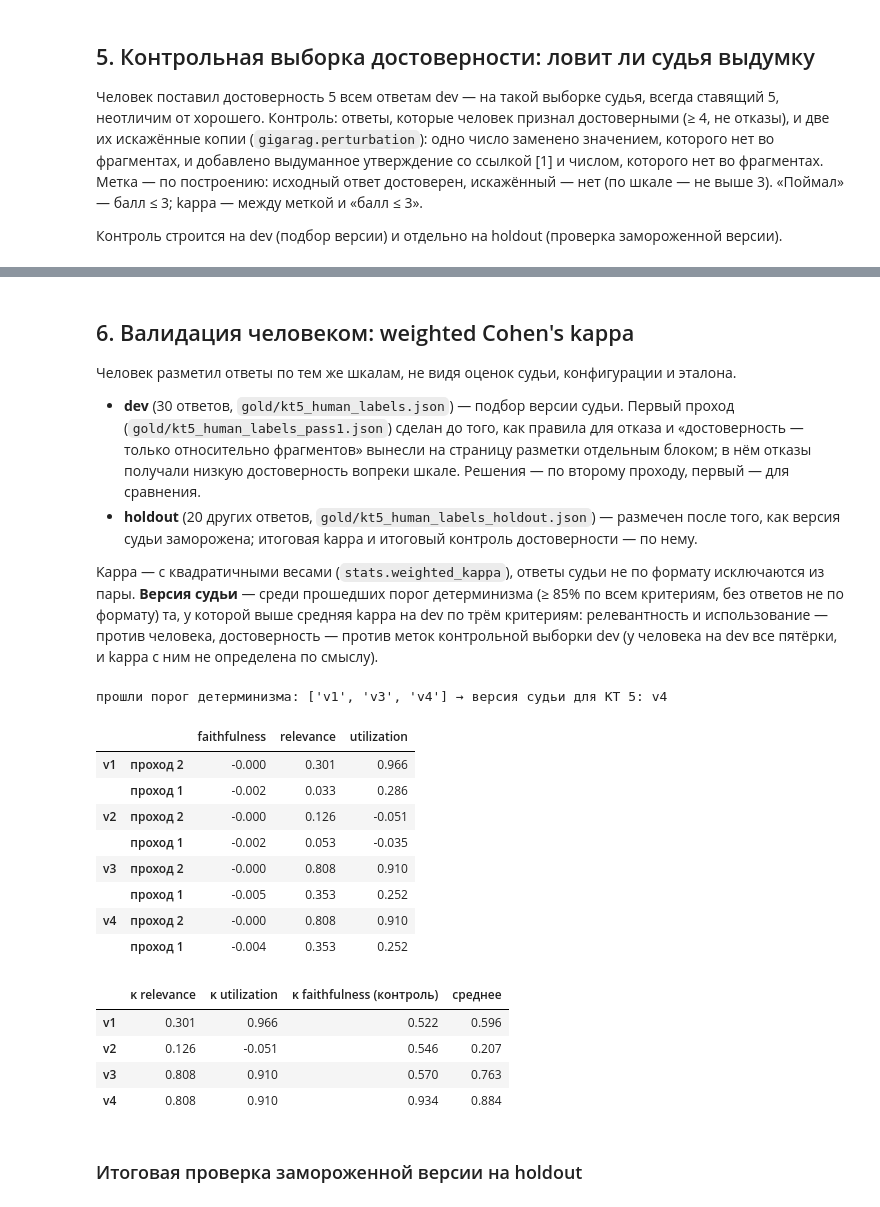
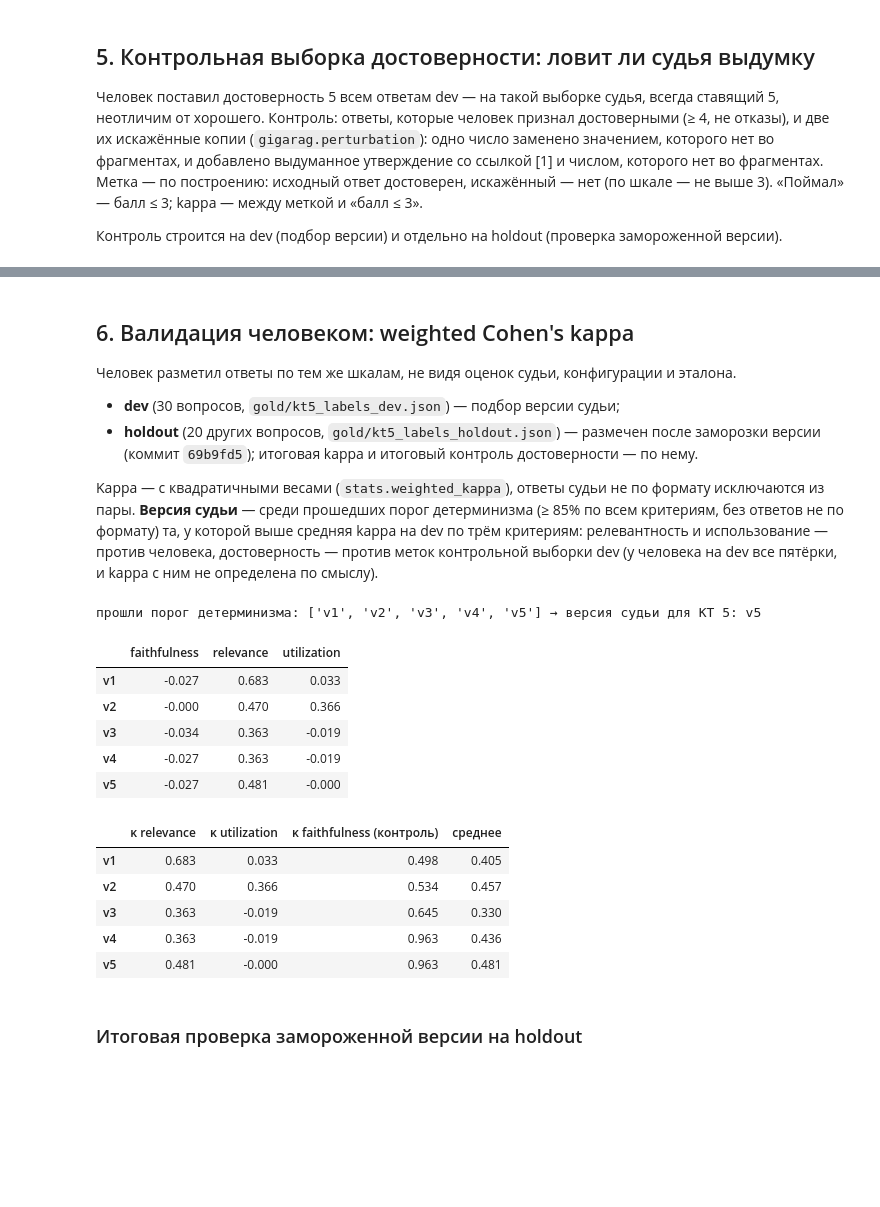
Before and after one commit to dftpnd/gigaschool-rag, a Jupyter notebook: notebooks/kt5_generation.ipynb, the cells around one changed output, grey strips where cells are left out. Saved outputs shown, nothing was run; the diff lists cells and outputs as text; code cells hidden in the pictures; blank space fills up the shorter version.

```diff
--- a/notebooks/kt5_generation.ipynb
+++ b/notebooks/kt5_generation.ipynb
@@ -80,7 +84,7 @@ BASELINE, BEST = "baseline retrieval", "best retrieval"
 LLM_POOL = 20
 pipelines = {BASELINE: Pipeline(retriever, encode_queries),
              BEST: Pipeline(retriever, encode_queries,
-                            rerank=ListwiseLlmReranker(chat, passages, LLM_POOL, GRADES_PROMPT))}
+                            rerank=ListwiseLlmReranker(rerank_chat, passages, LLM_POOL, GRADES_PROMPT))}
 traces = {name: run_all(p, gold_queries, patch_masks) for name, p in pipelines.items()}
 contexts = {name: {qid: [doc for doc, _ in t.ranking[:generation.CONTEXT_K]] for qid, t in runs.items()}
             for name, runs in traces.items()}
@@ -153,7 +162,14 @@ answer_table = pd.DataFrame([{"config": name, "qid": qid, "qtype": by_qid[qid].q
 # %%
-DEV_SIZE, HOLDOUT_SIZE = 30, 20
-annotation_keys = random.Random(42).sample(sorted(answer_keys), DEV_SIZE)
-holdout_keys = random.Random(42).sample(sorted(set(answer_keys) - set(annotation_keys)), HOLDOUT_SIZE)
+HOLDOUT_SIZE = 20
+previous_dev = annotation.read_labels(ROOT / "gold" / "kt5_human_labels_pass1.json")  # dev прошлого прогона
+tuned_qids = {label_id.split("|")[1] for label_id in previous_dev}
+qids = sorted(gold_queries)
+holdout_qids = sorted(random.Random(42).sample(sorted(set(qids) - tuned_qids), HOLDOUT_SIZE))
+dev_qids = sorted(set(qids) - set(holdout_qids))
+config_rng = random.Random(42)
+config_of = {qid: config_rng.choice((BASELINE, BEST)) for qid in qids}
+annotation_keys = [(config_of[qid], qid) for qid in dev_qids]
+holdout_keys = [(config_of[qid], qid) for qid in holdout_qids]
 
 
 def annotation_record(key: tuple[str, str]) -> dict:
@@ -163,7 +179,9 @@ def annotation_record(key: tuple[str, str]) -> dict:
 
 annotation_records = [annotation_record(key) for key in annotation_keys]
 holdout_records = [annotation_record(key) for key in holdout_keys]
-# в data/, а не в gold/: в выборках тексты чанков корпуса; в git — только оценки по id ответа
+assert not ({annotation.content_digest(r) for r in annotation_records}
+            & {annotation.content_digest(r) for r in holdout_records}), "одинаковое содержимое в dev и holdout"
+# в data/, а не в gold/: в выборках тексты чанков корпуса; в git — только оценки по id ответа и хэшу
 annotation.write_sample(DATA / "kt5" / "annotation_dev.json", annotation_records)
 annotation.write_sample(DATA / "kt5" / "annotation_holdout.json", holdout_records)
 pd.DataFrame({"dev": pd.Series([k[0] for k in annotation_keys]).value_counts(),
@@ -258,11 +280,13 @@ v4                   0          1            3
 
 Контроль строится на dev (подбор версии) и отдельно на holdout (проверка замороженной версии).
 # %%
-human = annotation.read_labels(ROOT / "gold" / "kt5_human_labels.json")
-human_pass1 = annotation.read_labels(ROOT / "gold" / "kt5_human_labels_pass1.json")
-human_holdout = annotation.read_labels(ROOT / "gold" / "kt5_human_labels_holdout.json")
-assert all(annotation.is_complete(human, r["id"]) for r in annotation_records), "разметка dev неполная"
-assert all(annotation.is_complete(human_holdout, r["id"]) for r in holdout_records), "разметка holdout неполная"
+# только оценки, сделанные для текущего содержимого ответа (хэш совпадает); неполная разметка останавливает расчёт
+human = annotation.valid_labels(annotation.read_labels(ROOT / "gold" / "kt5_labels_dev.json"), annotation_records)
+human_holdout = annotation.valid_labels(annotation.read_labels(ROOT / "gold" / "kt5_labels_holdout.json"),
+                                        holdout_records)
+for name, labels, records in (("dev", human, annotation_records), ("holdout", human_holdout, holdout_records)):
+    missing = [r["id"] for r in records if set(labels.get(r["id"], {})) != set(judge.CRITERIA)]
+    assert not missing, f"разметка {name} неполная или сделана для другого текста: {missing}"
 ORIGINAL, SWAPPED, CLAIMED = "исходный", "число заменено", "добавлен факт"
 
 
@@ -271,7 +295,7 @@ def control_cases(keys, labels) -> dict:
     rng = random.Random(42)
     cases = {}
     for key in keys:
-        if is_abstention(answers[key]) or labels[f"{key[0]}|{key[1]}"]["faithfulness"] < 4:
+        if is_abstention(answers[key]) or labels[f"{key[0]}|{key[1]}"]["faithfulness"] < judge.FAITHFUL_MIN:
             continue
         variants = {ORIGINAL: answers[key], SWAPPED: perturbation.swap_value(answers[key], context_of(key), rng),
                     CLAIMED: perturbation.add_invented_claim(answers[key], context_of(key), rng)}
@@ -310,12 +335,9 @@ pd.DataFrame({f"v{v}": control_summary(control_dev, control_dev_scores[v]) for v
 
 Человек разметил ответы по тем же шкалам, не видя оценок судьи, конфигурации и эталона.
 
-- **dev** (30 ответов, `gold/kt5_human_labels.json`) — подбор версии судьи. Первый проход
-  (`gold/kt5_human_labels_pass1.json`) сделан до того, как правила для отказа и «достоверность — только
-  относительно фрагментов» вынесли на страницу разметки отдельным блоком; в нём отказы получали низкую
-  достоверность вопреки шкале. Решения — по второму проходу, первый — для сравнения.
-- **holdout** (20 других ответов, `gold/kt5_human_labels_holdout.json`) — размечен после того, как версия судьи
-  заморожена; итоговая kappa и итоговый контроль достоверности — по нему.
+- **dev** (30 вопросов, `gold/kt5_labels_dev.json`) — подбор версии судьи;
+- **holdout** (20 других вопросов, `gold/kt5_labels_holdout.json`) — размечен после заморозки версии (коммит
+  `69b9fd5`); итоговая kappa и итоговый контроль достоверности — по нему.
 
 Kappa — с квадратичными весами (`stats.weighted_kappa`), ответы судьи не по формату исключаются из пары.
 **Версия судьи** — среди прошедших порог детерминизма (≥ 85% по всем критериям, без ответов не по формату)
@@ -325,50 +347,47 @@ Kappa — с квадратичными весами (`stats.weighted_kappa`),
 # %%
 def kappa(verdicts, labels, criterion: str, keys) -> float:
     pairs = [(verdicts[(criterion, key)].score, labels[f"{key[0]}|{key[1]}"][criterion]) for key in keys]
     pairs = [(j, h) for j, h in pairs if j is not None]
     return weighted_kappa([j for j, _ in pairs], [h for _, h in pairs], judge.SCORES)
 
 
 def closeness(verdicts, labels, keys, tolerance: int) -> dict[str, float]:
     """Доля ответов, где судья и человек разошлись не больше чем на `tolerance` баллов, % (по критериям)."""
     def share(criterion: str) -> float:
         pairs = [(verdicts[(criterion, key)].score, labels[f"{key[0]}|{key[1]}"][criterion]) for key in keys]
         pairs = [(j, h) for j, h in pairs if j is not None]
         return 100 * within_tolerance([j for j, _ in pairs], [h for _, h in pairs], tolerance)
     return {c: share(c) for c in judge.CRITERIA}
 
 
-kappas = pd.DataFrame({(f"v{version}", source): {c: kappa(first, labels, c, annotation_keys) for c in judge.CRITERIA}
-                       for version, (first, _) in runs.items()
-                       for source, labels in (("проход 2", human), ("проход 1", human_pass1))}).T
-selection = pd.DataFrame({f"v{v}": {"κ relevance": kappas.loc[(f"v{v}", "проход 2"), "relevance"],
-                                    "κ utilization": kappas.loc[(f"v{v}", "проход 2"), "utilization"],
+kappas = pd.DataFrame({f"v{version}": {c: kappa(first, human, c, annotation_keys) for c in judge.CRITERIA}
+                       for version, (first, _) in runs.items()}).T
+selection = pd.DataFrame({f"v{v}": {"κ relevance": kappas.loc[f"v{v}", "relevance"],
+                                    "κ utilization": kappas.loc[f"v{v}", "utilization"],
                                     "κ faithfulness (контроль)": control_summary(
                                         control_dev, control_dev_scores[v])["κ (метка, балл ≤ 3)"]}
                           for v in judge.PROMPTS}).T
 selection["среднее"] = selection.mean(axis=1)
 stable = [v for v in judge.PROMPTS if determinism.loc[f"v{v}", list(judge.CRITERIA)].min() >= 85
           and determinism.loc[f"v{v}", "ответов не по формату"] == 0]
 JUDGE_VERSION = max(stable, key=lambda v: selection.loc[f"v{v}", "среднее"])
 print("прошли порог детерминизма:", [f"v{v}" for v in stable], "→ версия судьи для КТ 5:", f"v{JUDGE_VERSION}")
 display(kappas.round(3))
 selection.round(3)
 # %% [output]
-прошли порог детерминизма: ['v1', 'v3', 'v4'] → версия судьи для КТ 5: v4
+прошли порог детерминизма: ['v1', 'v2', 'v3', 'v4', 'v5'] → версия судьи для КТ 5: v5
-|  |  | faithfulness | relevance | utilization |
-| v1 | проход 2 | -0.000 | 0.301 | 0.966 |
-|  | проход 1 | -0.002 | 0.033 | 0.286 |
-| v2 | проход 2 | -0.000 | 0.126 | -0.051 |
-|  | проход 1 | -0.002 | 0.053 | -0.035 |
-| v3 | проход 2 | -0.000 | 0.808 | 0.910 |
-|  | проход 1 | -0.005 | 0.353 | 0.252 |
-| v4 | проход 2 | -0.000 | 0.808 | 0.910 |
-|  | проход 1 | -0.004 | 0.353 | 0.252 |
+|  | faithfulness | relevance | utilization |
+| v1 | -0.027 | 0.683 | 0.033 |
+| v2 | -0.000 | 0.470 | 0.366 |
+| v3 | -0.034 | 0.363 | -0.019 |
+| v4 | -0.027 | 0.363 | -0.019 |
+| v5 | -0.027 | 0.481 | -0.000 |
 |  | κ relevance | κ utilization | κ faithfulness (контроль) | среднее |
-| v1 | 0.301 | 0.966 | 0.522 | 0.596 |
-| v2 | 0.126 | -0.051 | 0.546 | 0.207 |
-| v3 | 0.808 | 0.910 | 0.570 | 0.763 |
-| v4 | 0.808 | 0.910 | 0.934 | 0.884 |
+| v1 | 0.683 | 0.033 | 0.498 | 0.405 |
+| v2 | 0.470 | 0.366 | 0.534 | 0.457 |
+| v3 | 0.363 | -0.019 | 0.645 | 0.330 |
+| v4 | 0.363 | -0.019 | 0.963 | 0.436 |
+| v5 | 0.481 | -0.000 | 0.963 | 0.481 |
 # %% [markdown]
 ### Итоговая проверка замороженной версии на holdout
 # %%
```
Also changed, not shown: parts of 20 cells of this notebook, 4 other files.
